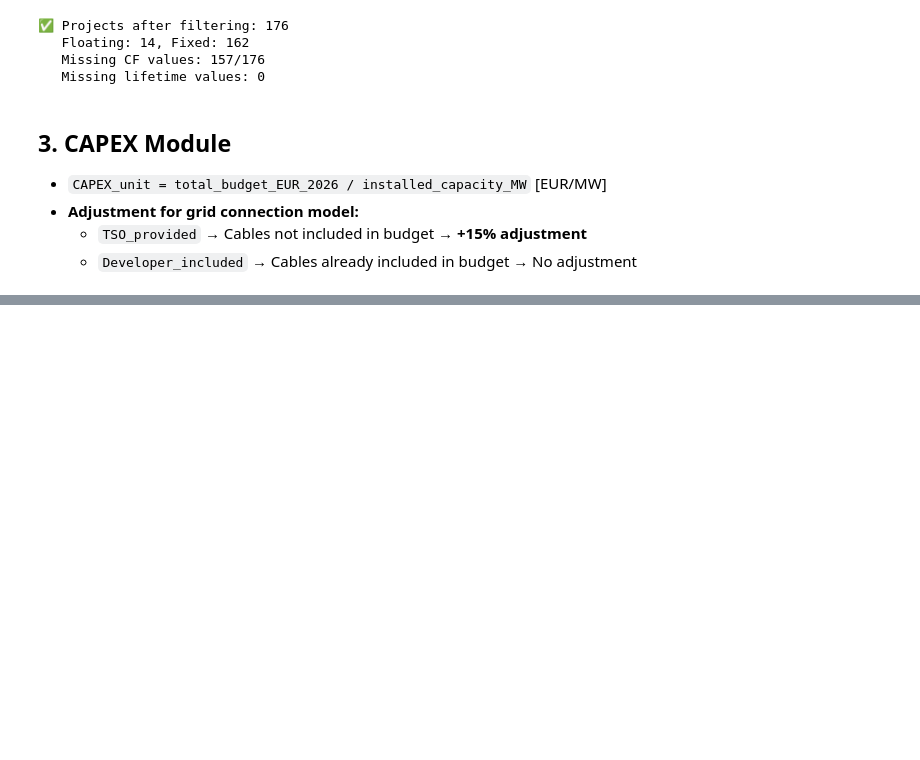
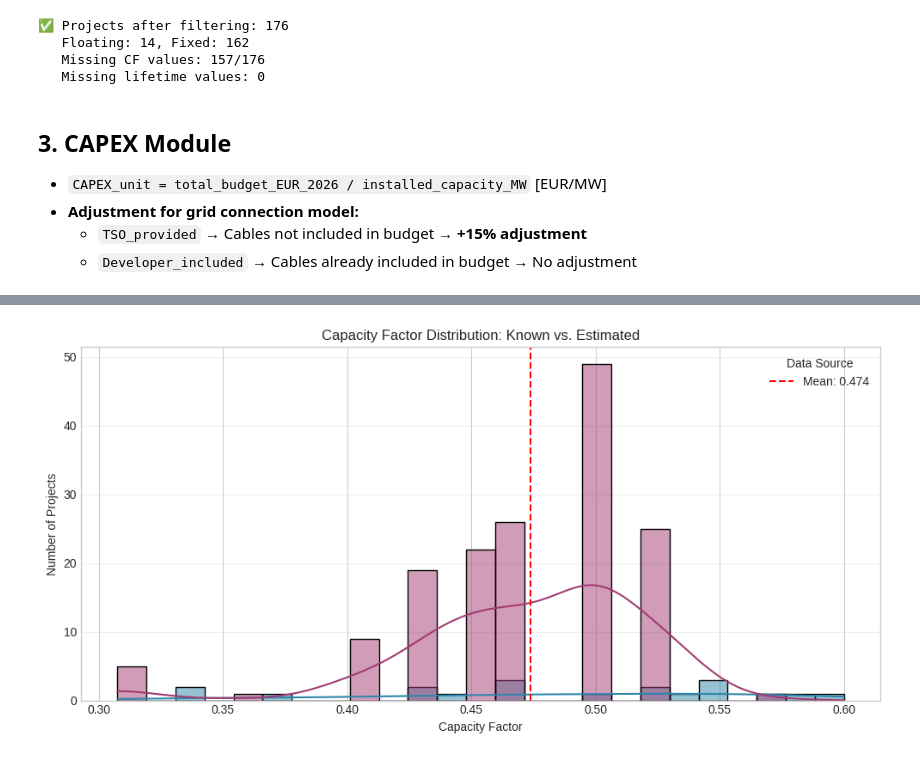
Before and after one commit to Makakashan/IntelegenceProject, a Jupyter notebook: windAlgorythm.ipynb, the cells around one changed output, grey strips where cells are left out. Saved outputs shown, nothing was run; the diff lists cells and outputs as text; code cells hidden in the pictures; blank space fills up the shorter version.

Commit message:
feat: add Energy Yield module and CF estimation
Co-authored-by: kravchenski <max5045955@gmail.com>

```diff
--- a/windAlgorythm.ipynb
+++ b/windAlgorythm.ipynb
@@ -134,0 +148,78 @@ Belgium       4.82
+# %%
+# ── Regression coefficients for CF estimation (projects ≥ 2010) ──
+CF_SLOPE = 0.0960
+CF_INTERCEPT = -0.4125
+
+def estimate_capacity_factor(row):
+    """
+    Return known CF if available and valid; otherwise estimate from wind speed.
+    Fallback to 0.40 if wind speed is also missing.
+    """
+    # Use known value if present and positive
+    if pd.notna(row['capacity_factor']) and row['capacity_factor'] > 0:
+        return row['capacity_factor']
+
+    # Try to estimate from wind speed
+    wind = row['mean_hub_wind_speed']
+    if pd.isna(wind):
+        return 0.40  # Conservative default fallback
+
+    # Apply regression with bounds
+    return np.clip(CF_SLOPE * wind + CF_INTERCEPT, 0.25, 0.65)
+
+
+# ── Step 1: Estimate/fill capacity factor ──────────────────────────
+df_model['capacity_factor_est'] = df_model.apply(estimate_capacity_factor, axis=1)
+
+# Track source of CF value for later analysis
+df_model['capacity_factor_source'] = df_model['capacity_factor'].apply(
+    lambda x: 'Known' if pd.notna(x) else 'Estimated'
+)
+
+
+# ── Step 2: Calculate energy yield metrics ─────────────────────────
+HOURS_PER_YEAR = 8760
+AVAILABILITY_FACTOR = 0.85  # accounts for downtime + electrical losses
+
+df_model['productivity_brutto_h'] = HOURS_PER_YEAR * df_model['capacity_factor_est']
+df_model['productivity_netto_h'] = df_model['productivity_brutto_h'] * AVAILABILITY_FACTOR
+df_model['annual_production_MWh'] = (
+    df_model['productivity_netto_h'] * df_model['installed_capacity_MW']
+)
+
+
+# ── Step 3: Summary output ─────────────────────────────────────────
+print("Energy Yield calculated")
+print(f"   Mean Capacity Factor: {df_model['capacity_factor_est'].mean():.3f}")
+print(f"   Mean Annual Production: {df_model['annual_production_MWh'].mean()/1e3:.0f} GWh/year")
+
+
+# ── Step 4: Visualize CF distribution ──────────────────────────────
+fig, ax = plt.subplots(figsize=(10, 5))
+
+sns.histplot(
+    data=df_model,
+    x='capacity_factor_est',
+    hue='capacity_factor_source',
+    bins=25,
+    kde=True,
+    ax=ax,
+    palette={'Known': '#2E86AB', 'Estimated': '#A23B72'}
+)
+
+ax.set_xlabel('Capacity Factor')
+ax.set_ylabel('Number of Projects')
+ax.set_title('Capacity Factor Distribution: Known vs. Estimated')
+ax.axvline(
+    df_model['capacity_factor_est'].mean(),
+    color='red',
+    linestyle='--',
+    linewidth=1.5,
+    label=f"Mean: {df_model['capacity_factor_est'].mean():.3f}"
+)
+ax.legend(title='Data Source')
+ax.grid(axis='y', alpha=0.3)
+
+plt.tight_layout()
+plt.show()
+# %% [output]
@@ -134,0 +229 @@ Belgium       4.82
+[figure, added]
```
Also changed, not shown: parts of 3 cells of this notebook.
